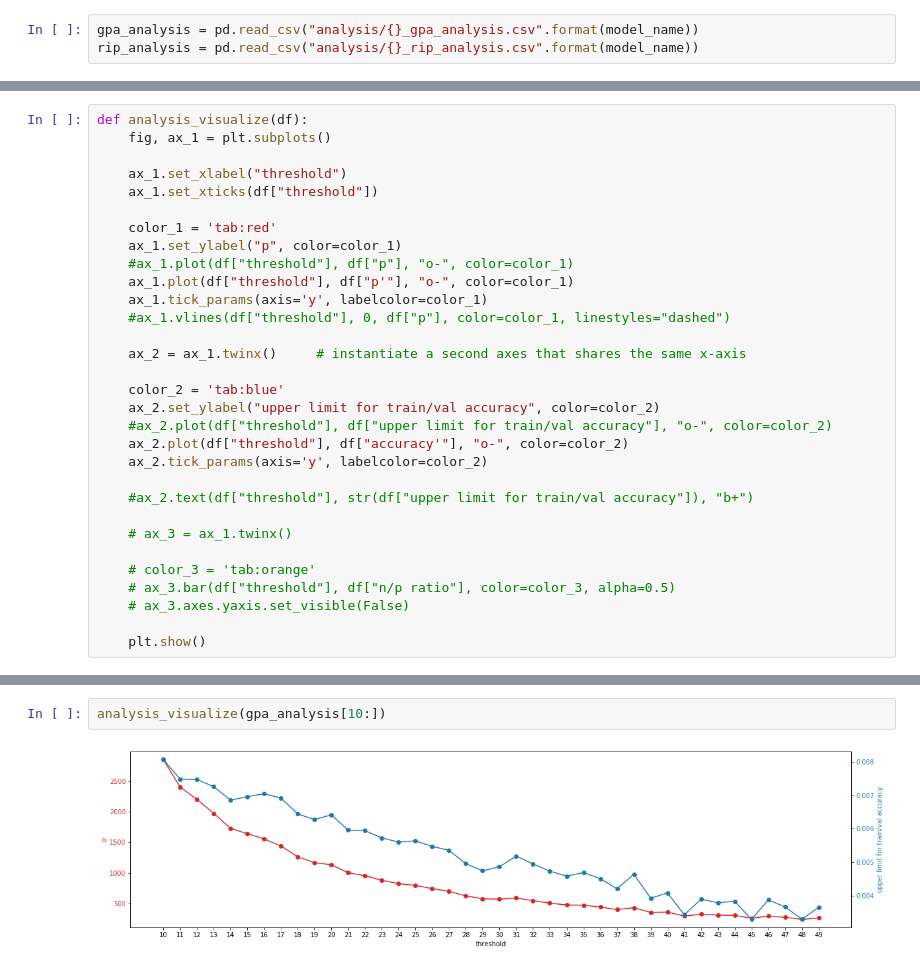
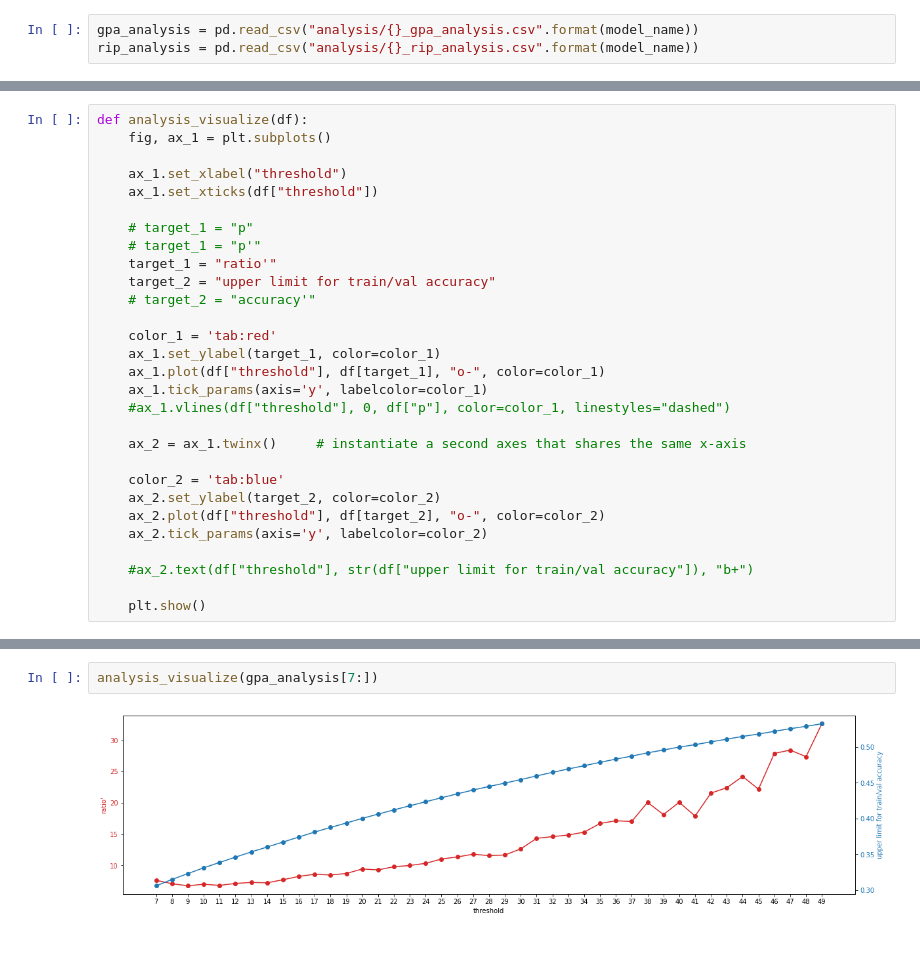
Before and after one commit to laurelwoods0102/tensorflow-page-fault-prediction, a Jupyter notebook: STREAM/STREAM_analysis_visualize.ipynb, the cells around one changed output, grey strips where cells are left out. Cells and saved outputs as stored; diff of their text form.

```diff
--- a/STREAM/STREAM_analysis_visualize.ipynb
+++ b/STREAM/STREAM_analysis_visualize.ipynb
@@ -60,27 +60,25 @@ def analysis_visualize(df):
     ax_1.set_xlabel("threshold")
     ax_1.set_xticks(df["threshold"])
 
+    # target_1 = "p"
+    # target_1 = "p'"
+    target_1 = "ratio'"
+    target_2 = "upper limit for train/val accuracy"
+    # target_2 = "accuracy'"
+
     color_1 = 'tab:red'
-    ax_1.set_ylabel("p", color=color_1)
-    #ax_1.plot(df["threshold"], df["p"], "o-", color=color_1)
-    ax_1.plot(df["threshold"], df["p'"], "o-", color=color_1)
+    ax_1.set_ylabel(target_1, color=color_1)
+    ax_1.plot(df["threshold"], df[target_1], "o-", color=color_1)
     ax_1.tick_params(axis='y', labelcolor=color_1)
     #ax_1.vlines(df["threshold"], 0, df["p"], color=color_1, linestyles="dashed")
 
     ax_2 = ax_1.twinx()     # instantiate a second axes that shares the same x-axis
 
     color_2 = 'tab:blue'
-    ax_2.set_ylabel("upper limit for train/val accuracy", color=color_2)
-    #ax_2.plot(df["threshold"], df["upper limit for train/val accuracy"], "o-", color=color_2)
-    ax_2.plot(df["threshold"], df["accuracy'"], "o-", color=color_2)
+    ax_2.set_ylabel(target_2, color=color_2)
+    ax_2.plot(df["threshold"], df[target_2], "o-", color=color_2)
     ax_2.tick_params(axis='y', labelcolor=color_2)
 
     #ax_2.text(df["threshold"], str(df["upper limit for train/val accuracy"]), "b+")
 
-    # ax_3 = ax_1.twinx()
-
-    # color_3 = 'tab:orange'
-    # ax_3.bar(df["threshold"], df["n/p ratio"], color=color_3, alpha=0.5)
-    # ax_3.axes.yaxis.set_visible(False)
-
     plt.show()
@@ -87,4 +94,4 @@ def analysis_visualize(df):
 # %%
-analysis_visualize(gpa_analysis[10:])
+analysis_visualize(gpa_analysis[7:])
 # %% [output]
-[figure, old version]
+[figure, new version]
```
Also changed, not shown: parts of 5 cells of this notebook, 33 other files.
